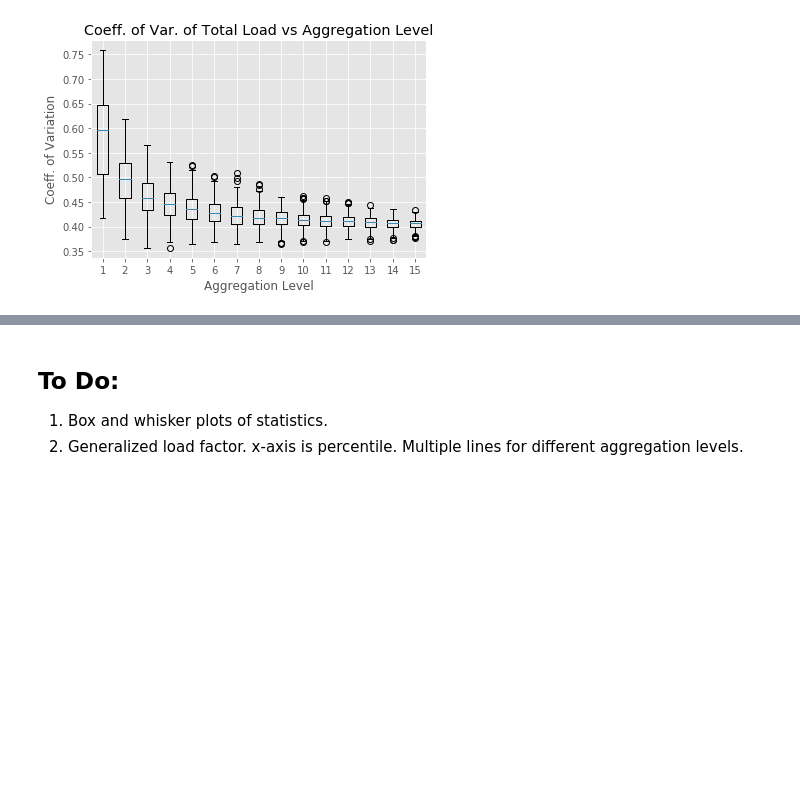
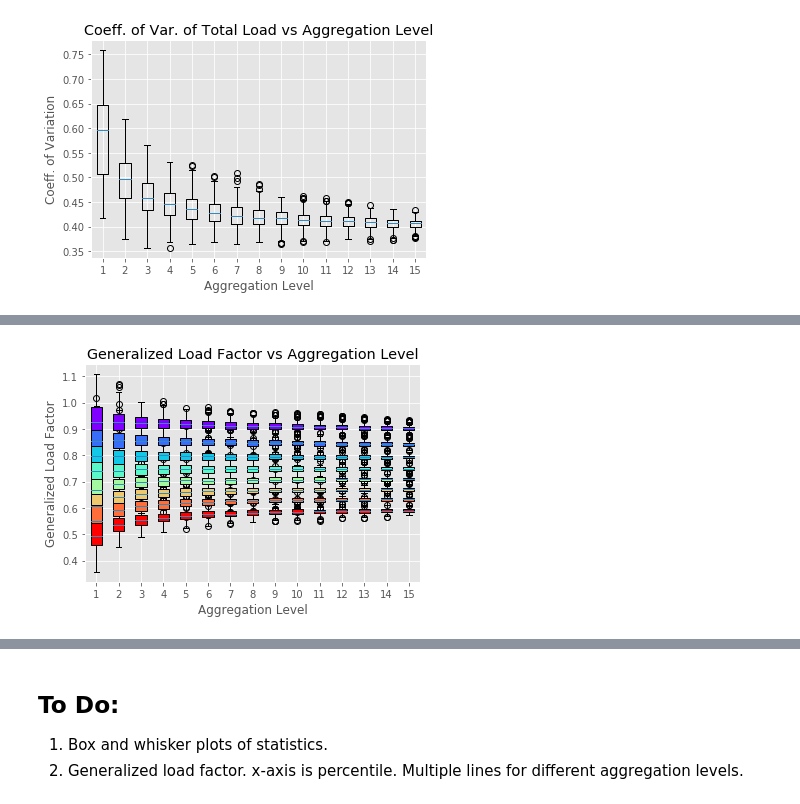
Before and after one commit to nnwosu/electricity-demand-analysis, a Jupyter notebook: Pecan Street Demand Analysis.ipynb, the cells around one changed output, grey strips where cells are left out. Saved outputs shown, nothing was run; the diff lists cells and outputs as text; code cells hidden in the pictures; blank space fills up the shorter version.

```diff
--- a/Pecan Street Demand Analysis.ipynb
+++ b/Pecan Street Demand Analysis.ipynb
@@ -283,0 +429,15 @@ plt.title('Coeff. of Var. of Total Load vs Aggregation Level');
+# %%
+N = len(percentiles_array);
+color=iter(cm.rainbow(np.linspace(0,1,N)))
+
+plt.figure();
+for idx in range(N):
+    c=next(color)
+    bplot = plt.boxplot(removeNans(R[:, :, idx].T), patch_artist=True);
+    for patch in bplot['boxes']:
+        patch.set_facecolor(c)c
+
+plt.xlabel('Aggregation Level'); plt.ylabel('Generalized Load Factor');
+plt.title('Generalized Load Factor vs Aggregation Level');
+# %% [output]
+[figure, added]
```
Also changed, not shown: parts of 14 cells of this notebook.
